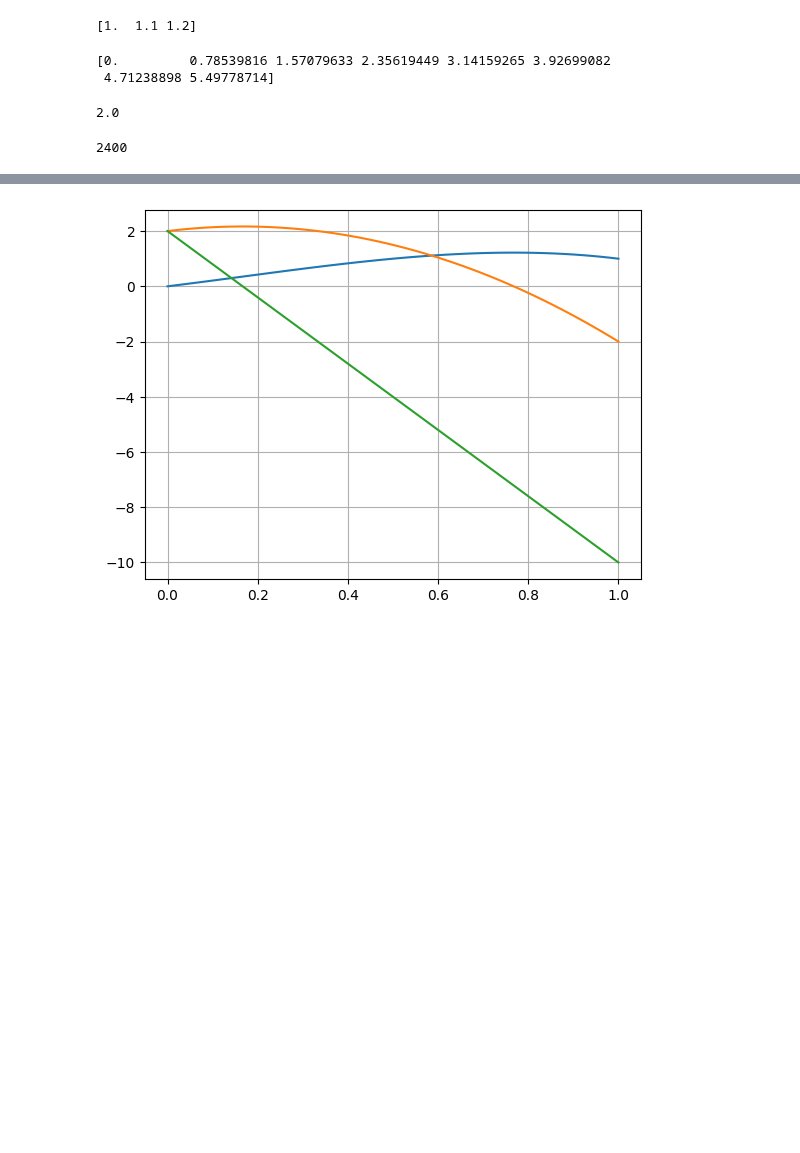
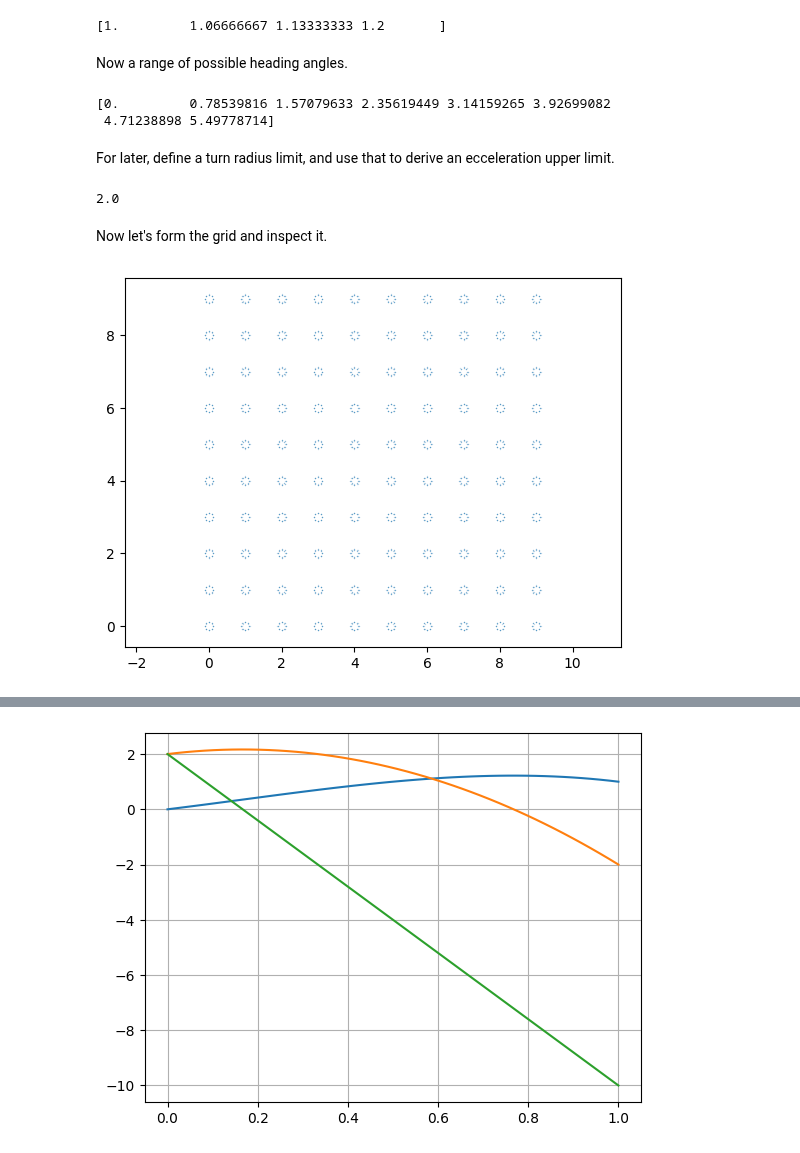
Before and after one commit to arthurrichards77/smply, a Jupyter notebook: grid_states.ipynb, the cells around one changed output, grey strips where cells are left out. Cells and saved outputs as stored; diff of their text form; code cells hidden in the pictures; blank space fills up the shorter version.

```diff
--- a/grid_states.ipynb
+++ b/grid_states.ipynb
@@ -17,10 +21,12 @@ y_range = np.arange(0,10,pos_step)
 # %%
 vmin = 1.0
 vmax = 1.2
-spd_range = np.linspace(vmin,vmax,3)
+spd_range = np.linspace(vmin,vmax,4)
 print(spd_range)
 # %% [output]
-[1.  1.1 1.2]
+[1.         1.06666667 1.13333333 1.2       ]
+# %% [markdown]
+Now a range of possible heading angles.
 # %%
 num_angles = 8
 hdg_range = np.arange(0,2*np.pi,2*np.pi/num_angles)
@@ -28,15 +34,22 @@ print(hdg_range)
 # %% [output]
 [0.         0.78539816 1.57079633 2.35619449 3.14159265 3.92699082
  4.71238898 5.49778714]
+# %% [markdown]
+For later, define a turn radius limit, and use that to derive an ecceleration upper limit.
 # %%
 turn_radius = 0.5
 acc_limit = vmin**2/turn_radius
 print(acc_limit)
 # %% [output]
 2.0
+# %% [markdown]
+Now let's form the grid and inspect it.
 # %%
 grid_points = [(x,y,spd*np.cos(theta),spd*np.sin(theta)) for x in x_range for y in y_range for theta in hdg_range for spd in spd_range]
-num_points = len(grid_points)
-print(num_points)
+vel_scale = 0.1
+plt.plot([p[0]+vel_scale*p[2] for p in grid_points],[p[1]+vel_scale*p[3] for p in grid_points],'+',markersize=0.1)
+plt.axis('equal')
+plt.savefig('grid.pdf',dpi=1200)
+plt.show()
 # %% [output]
-2400
+[figure, added]
```
Also changed, not shown: parts of 25 cells of this notebook, 1 other file.
